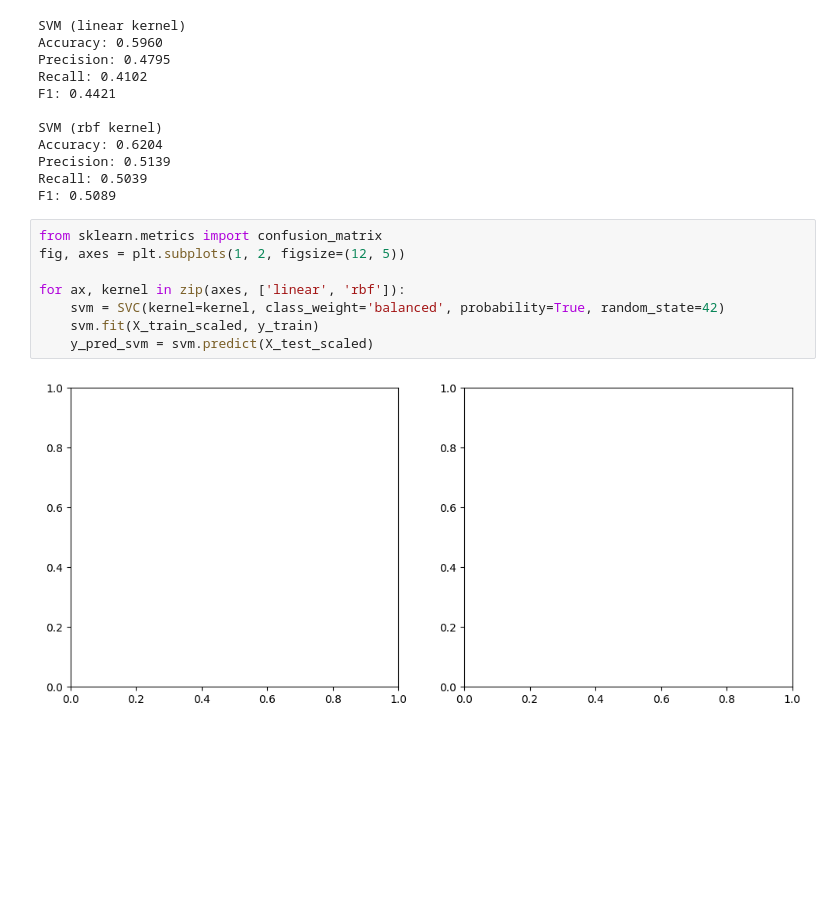
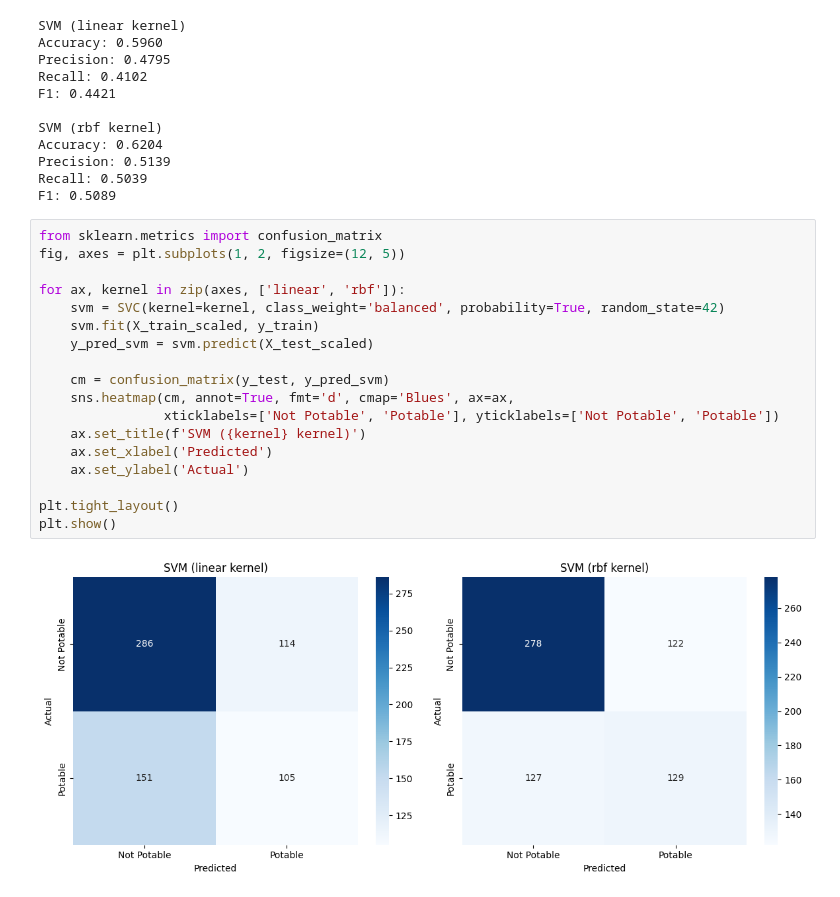
Before and after one commit to riddhikale/ml-portfolio, a Jupyter notebook: Classification/SVM_Water_Potability.ipynb, the cells around one changed output. Saved outputs shown, nothing was run; the diff lists cells and outputs as text; blank space fills up the shorter version.

Commit message:
fix confusion matrices for linear and RBF SVM

```diff
--- a/Classification/SVM_Water_Potability.ipynb
+++ b/Classification/SVM_Water_Potability.ipynb
@@ -74,10 +74,20 @@ F1: 0.5089
 # %%
 from sklearn.metrics import confusion_matrix
 fig, axes = plt.subplots(1, 2, figsize=(12, 5))
 
 for ax, kernel in zip(axes, ['linear', 'rbf']):
     svm = SVC(kernel=kernel, class_weight='balanced', probability=True, random_state=42)
     svm.fit(X_train_scaled, y_train)
     y_pred_svm = svm.predict(X_test_scaled)
+
+    cm = confusion_matrix(y_test, y_pred_svm)
+    sns.heatmap(cm, annot=True, fmt='d', cmap='Blues', ax=ax,
+                xticklabels=['Not Potable', 'Potable'], yticklabels=['Not Potable', 'Potable'])
+    ax.set_title(f'SVM ({kernel} kernel)')
+    ax.set_xlabel('Predicted')
+    ax.set_ylabel('Actual')
+
+plt.tight_layout()
+plt.show()
 # %% [output]
-[figure, old version]
+[figure, new version]
```
